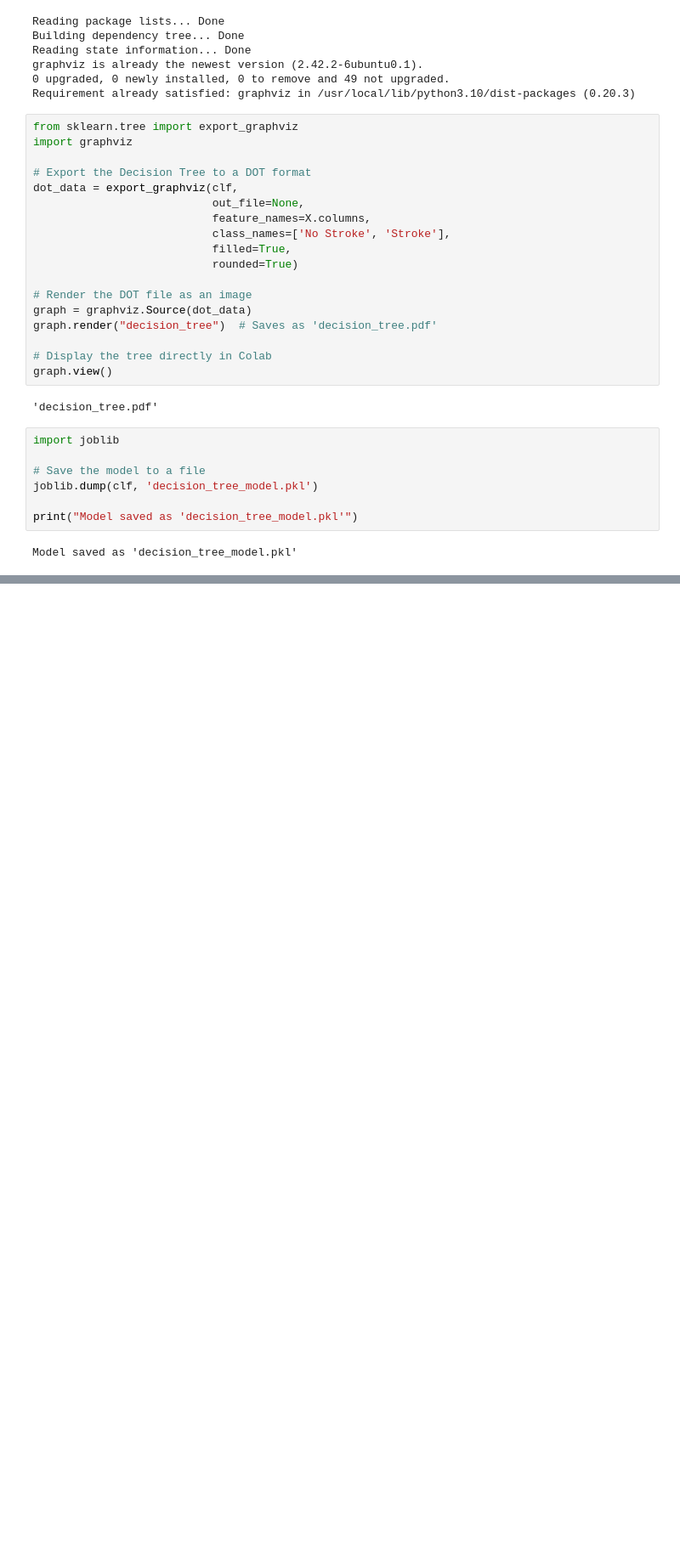
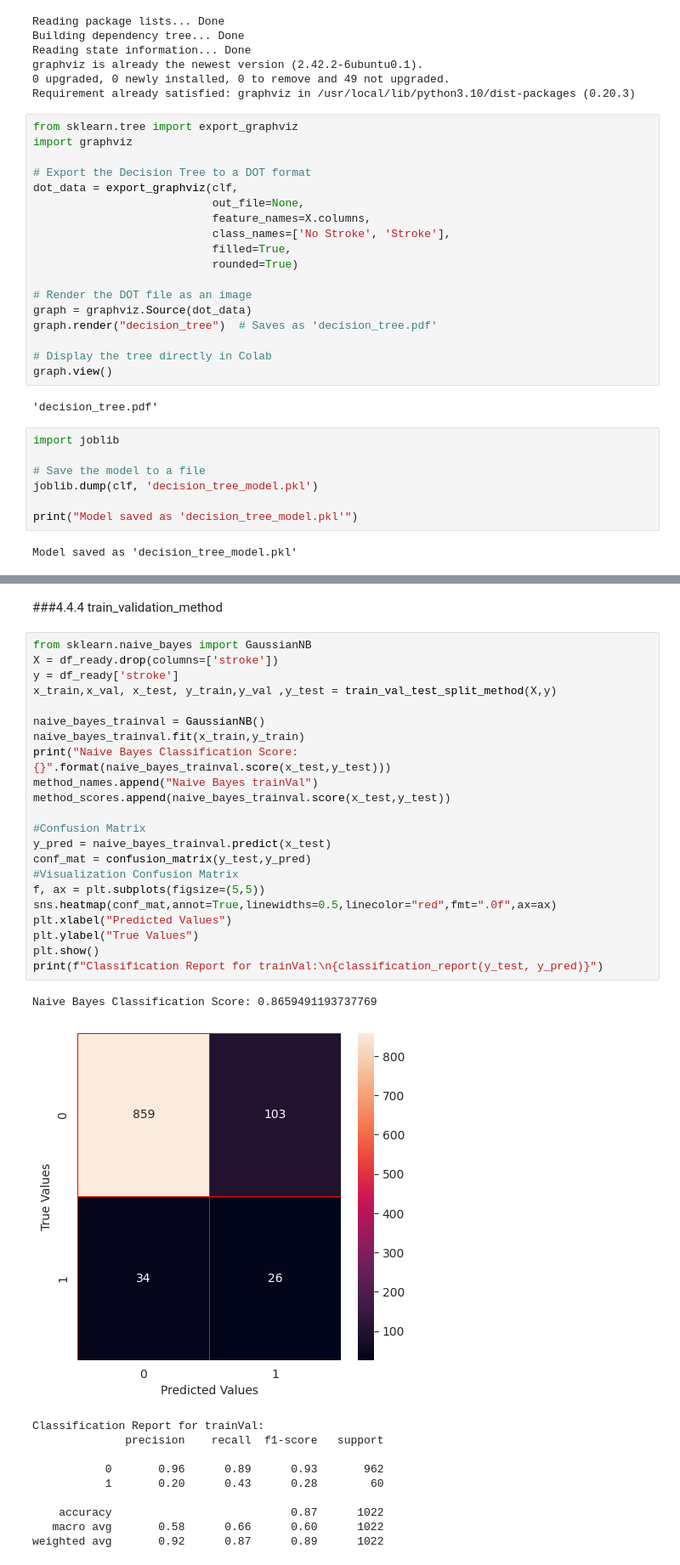
Before and after one commit to YasminaNasser/Stroke-Prediction-Data-Mining, a Jupyter notebook: Stroke_Prediction_Phase_2.ipynb, the cells around one changed output, grey strips where cells are left out. Shown at 85% size. Drawn from its saved outputs; the diff is of its cells as text; blank space fills up the shorter version.

```diff
--- a/Stroke_Prediction_Phase_2.ipynb
+++ b/Stroke_Prediction_Phase_2.ipynb
@@ -1307,0 +1557,36 @@ Model saved as 'decision_tree_model.pkl'
+# %% [markdown]
+###4.4.4 train_validation_method
+# %%
+from sklearn.naive_bayes import GaussianNB
+X = df_ready.drop(columns=['stroke'])
+y = df_ready['stroke']
+x_train,x_val, x_test, y_train,y_val ,y_test = train_val_test_split_method(X,y)
+
+naive_bayes_trainval = GaussianNB()
+naive_bayes_trainval.fit(x_train,y_train)
+print("Naive Bayes Classification Score: {}".format(naive_bayes_trainval.score(x_test,y_test)))
+method_names.append("Naive Bayes trainVal")
+method_scores.append(naive_bayes_trainval.score(x_test,y_test))
+
+#Confusion Matrix
+y_pred = naive_bayes_trainval.predict(x_test)
+conf_mat = confusion_matrix(y_test,y_pred)
+#Visualization Confusion Matrix
+f, ax = plt.subplots(figsize=(5,5))
+sns.heatmap(conf_mat,annot=True,linewidths=0.5,linecolor="red",fmt=".0f",ax=ax)
+plt.xlabel("Predicted Values")
+plt.ylabel("True Values")
+plt.show()
+print(f"Classification Report for trainVal:\n{classification_report(y_test, y_pred)}")
+# %% [output]
+Naive Bayes Classification Score: 0.8659491193737769
+[figure, added]
+Classification Report for trainVal:
+              precision    recall  f1-score   support
+
+           0       0.96      0.89      0.93       962
+           1       0.20      0.43      0.28        60
+
+    accuracy                           0.87      1022
+   macro avg       0.58      0.66      0.60      1022
+weighted avg       0.92      0.87      0.89      1022
```
Also changed, not shown: parts of 10 cells of this notebook.
